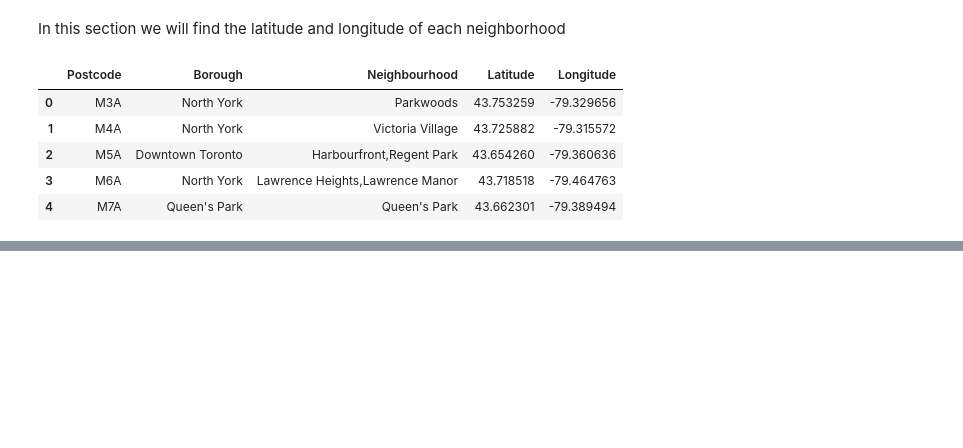
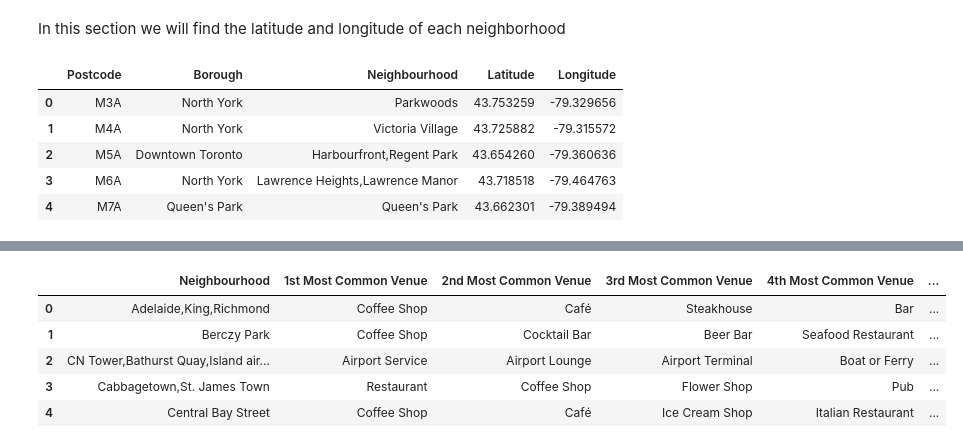
Before and after one commit to ameliacorl/Coursera_Capstone, a Jupyter notebook: Segmenting and Clustering in Toronto.ipynb, the cells around one changed output, grey strips where cells are left out. Cells and saved outputs as stored; diff of their text form; code cells hidden in the pictures; blank space fills up the shorter version.

```diff
--- a/Segmenting and Clustering in Toronto.ipynb
+++ b/Segmenting and Clustering in Toronto.ipynb
@@ -94,0 +363,13 @@ df5.head()
+# %%
+#list the top 5 venue types for each neighbourhood
+num_top_venues = 5
+
+for hood in toronto_grouped['Neighbourhood']:
+    print("----"+hood+"----")
+    temp = toronto_grouped[toronto_grouped['Neighbourhood'] == hood].T.reset_index()
+    temp.columns = ['venue','freq']
+    temp = temp.iloc[1:]
+    temp['freq'] = temp['freq'].astype(float)
+    temp = temp.round({'freq': 2})
+    print(temp.sort_values('freq', ascending=False).reset_index(drop=True).head(num_top_venues))
+    print('\n')
@@ -94,0 +394,34 @@ df5.head()
+# %%
+#arrange the data into a DataFrame of the top ten venues in each neighbourhood
+def return_most_common_venues(row, num_top_venues):
+    row_categories = row.iloc[1:]
+    row_categories_sorted = row_categories.sort_values(ascending=False)
+
+    return row_categories_sorted.index.values[0:num_top_venues]
+num_top_venues = 10
+
+indicators = ['st', 'nd', 'rd']
+
+
+columns = ['Neighbourhood']
+for ind in np.arange(num_top_venues):
+    try:
+        columns.append('{}{} Most Common Venue'.format(ind+1, indicators[ind]))
+    except:
+        columns.append('{}th Most Common Venue'.format(ind+1))
+
+
+neighbourhoods_venues_sorted = pd.DataFrame(columns=columns)
+neighbourhoods_venues_sorted['Neighbourhood'] = toronto_grouped['Neighbourhood']
+
+for ind in np.arange(toronto_grouped.shape[0]):
+    neighbourhoods_venues_sorted.iloc[ind, 1:] = return_most_common_venues(toronto_grouped.iloc[ind, :], num_top_venues)
+
+neighbourhoods_venues_sorted.head()
+# %% [output]
+|  | Neighbourhood | 1st Most Common Venue | 2nd Most Common Venue | 3rd Most Common Venue | 4th Most Common Venue | ... |
+| 0 | Adelaide,King,Richmond | Coffee Shop | Café | Steakhouse | Bar | ... |
+| 1 | Berczy Park | Coffee Shop | Cocktail Bar | Beer Bar | Seafood Restaurant | ... |
+| 2 | CN Tower,Bathurst Quay,Island air... | Airport Service | Airport Lounge | Airport Terminal | Boat or Ferry | ... |
+| 3 | Cabbagetown,St. James Town | Restaurant | Coffee Shop | Flower Shop | Pub | ... |
+| 4 | Central Bay Street | Coffee Shop | Café | Ice Cream Shop | Italian Restaurant | ... |
```
Also changed, not shown: parts of 16 cells of this notebook.
